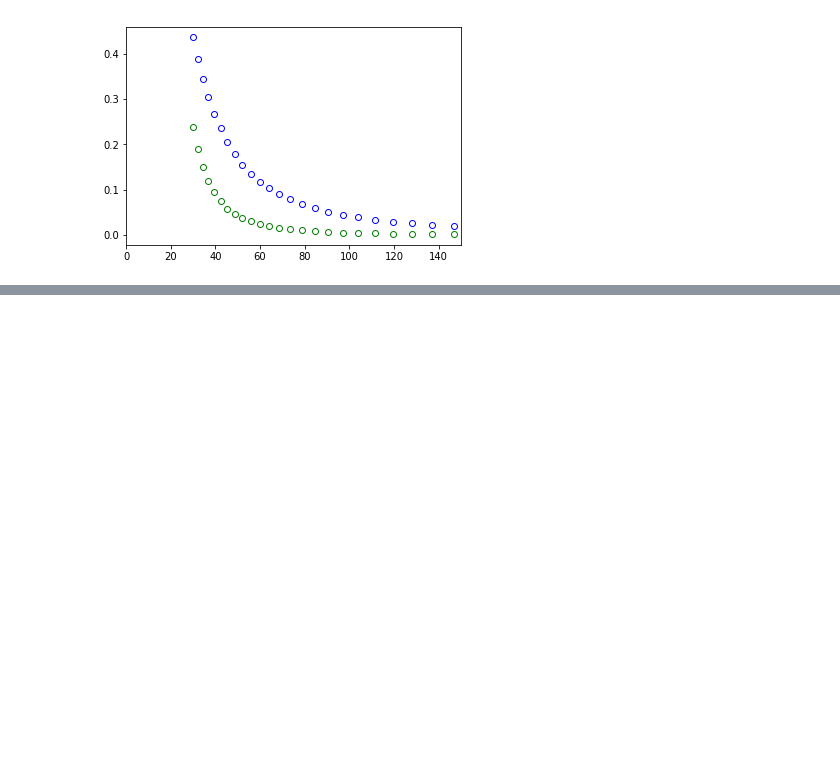
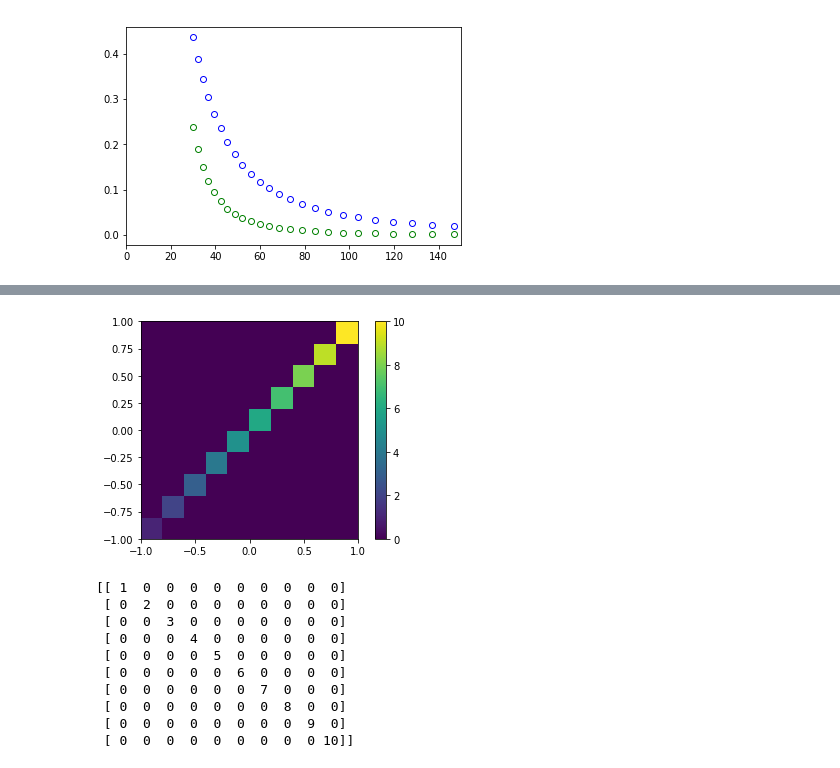
Before and after one commit to MSenani/X-Ray-Image-Reconstruction, a Jupyter notebook: Sphere_Reconstruction.ipynb, the cells around one changed output, grey strips where cells are left out. Cells and saved outputs as stored; diff of their text form; code cells hidden in the pictures; blank space fills up the shorter version.

```diff
--- a/Sphere_Reconstruction.ipynb
+++ b/Sphere_Reconstruction.ipynb
@@ -535,0 +733,22 @@ plt.show()
+# %%
+mat = np.diag([i for i in range(1,11)])
+xmat = np.linspace(-1,1,11)
+ymat = np.linspace(-1,1,11)
+fig = plt.figure()
+ax = fig.add_subplot(111,aspect = 'equal')
+im = ax.pcolormesh(xmat,ymat,mat)
+fig.colorbar(im, ax = ax)
+plt.show()
+print(mat)
+# %% [output]
+[figure, added]
+[[ 1  0  0  0  0  0  0  0  0  0]
+ [ 0  2  0  0  0  0  0  0  0  0]
+ [ 0  0  3  0  0  0  0  0  0  0]
+ [ 0  0  0  4  0  0  0  0  0  0]
+ [ 0  0  0  0  5  0  0  0  0  0]
+ [ 0  0  0  0  0  6  0  0  0  0]
+ [ 0  0  0  0  0  0  7  0  0  0]
+ [ 0  0  0  0  0  0  0  8  0  0]
+ [ 0  0  0  0  0  0  0  0  9  0]
+ [ 0  0  0  0  0  0  0  0  0 10]]
```
Also changed, not shown: parts of 8 cells of this notebook.
